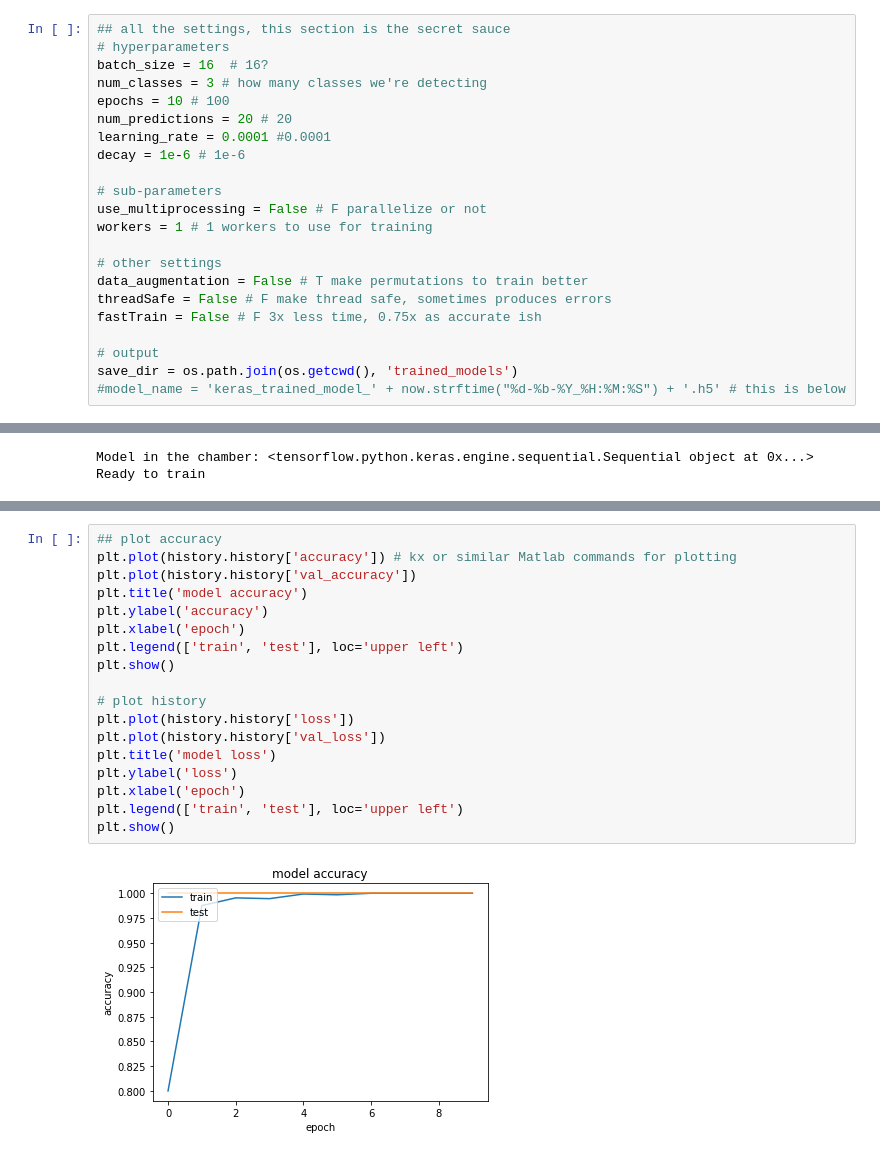
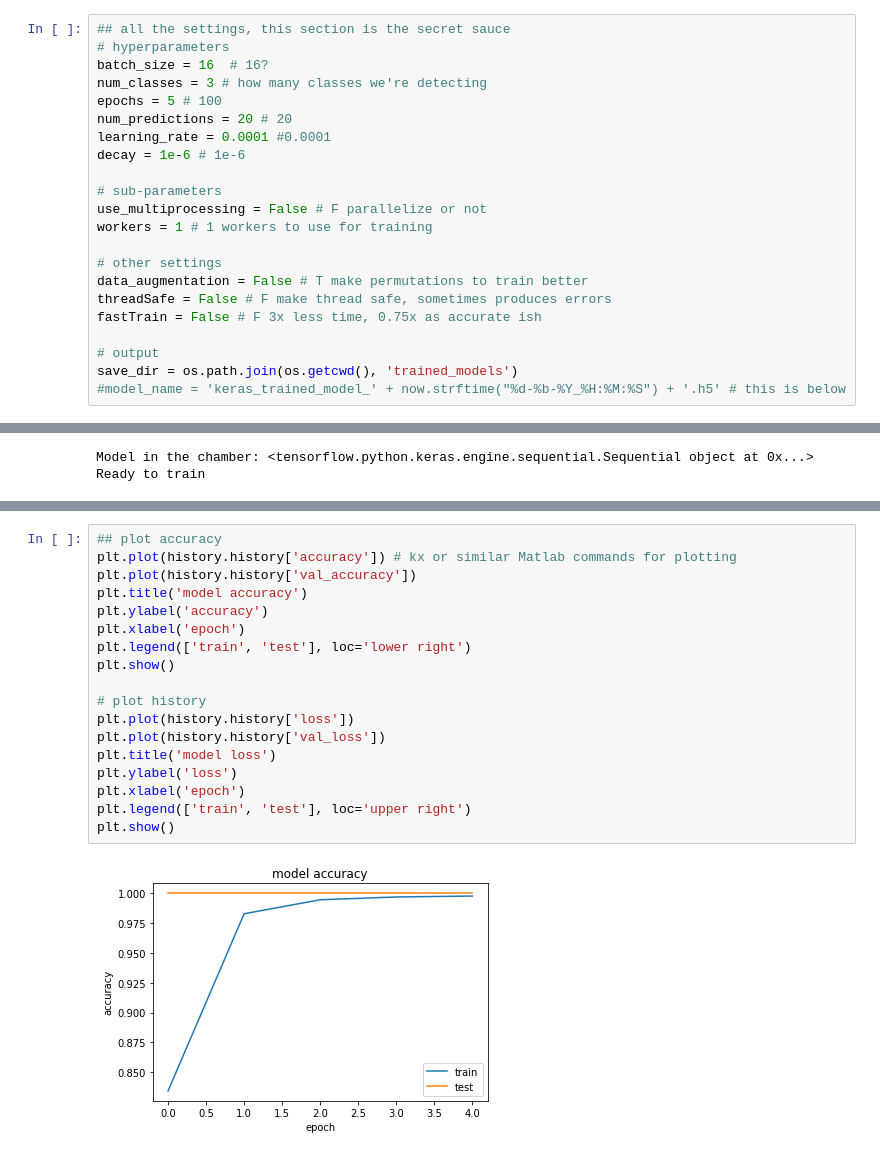
Before and after one commit to kaibrooks/Robotics, a Jupyter notebook: training_env/cheesebotTraining.ipynb, the cells around one changed output, grey strips where cells are left out. Saved outputs shown, nothing was run; the diff lists cells and outputs as text.

```diff
--- a/training_env/cheesebotTraining.ipynb
+++ b/training_env/cheesebotTraining.ipynb
@@ -50,7 +53,7 @@ Pillow version 6.2.1
 # hyperparameters
 batch_size = 16  # 16?
 num_classes = 3 # how many classes we're detecting
-epochs = 10 # 100
+epochs = 5 # 100
 num_predictions = 20 # 20
 learning_rate = 0.0001 #0.0001
 decay = 1e-6 # 1e-6
@@ -345,20 +355,20 @@ plt.show()
 # %%
 ## plot accuracy
 plt.plot(history.history['accuracy']) # kx or similar Matlab commands for plotting
 plt.plot(history.history['val_accuracy'])
 plt.title('model accuracy')
 plt.ylabel('accuracy')
 plt.xlabel('epoch')
-plt.legend(['train', 'test'], loc='upper left')
+plt.legend(['train', 'test'], loc='lower right')
 plt.show()
 
 # plot history
 plt.plot(history.history['loss'])
 plt.plot(history.history['val_loss'])
 plt.title('model loss')
 plt.ylabel('loss')
 plt.xlabel('epoch')
-plt.legend(['train', 'test'], loc='upper left')
+plt.legend(['train', 'test'], loc='upper right')
 plt.show()
 # %% [output]
-[figure, old version]
+[figure, new version]
```
Also changed, not shown: parts of 9 cells of this notebook.
